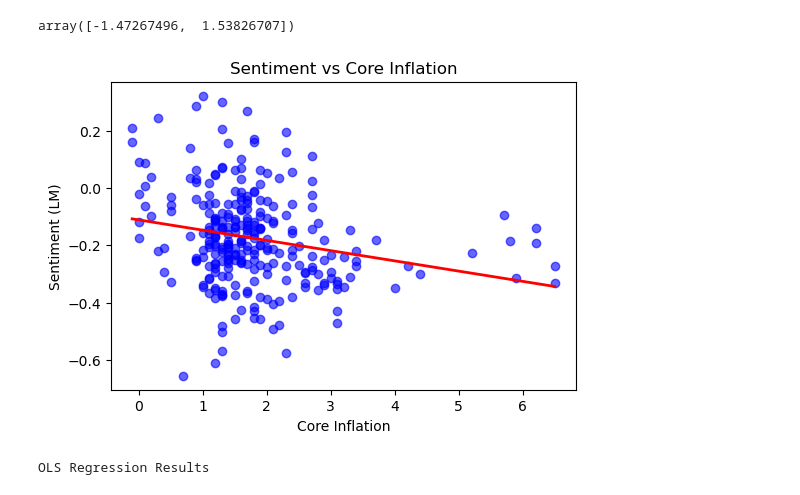
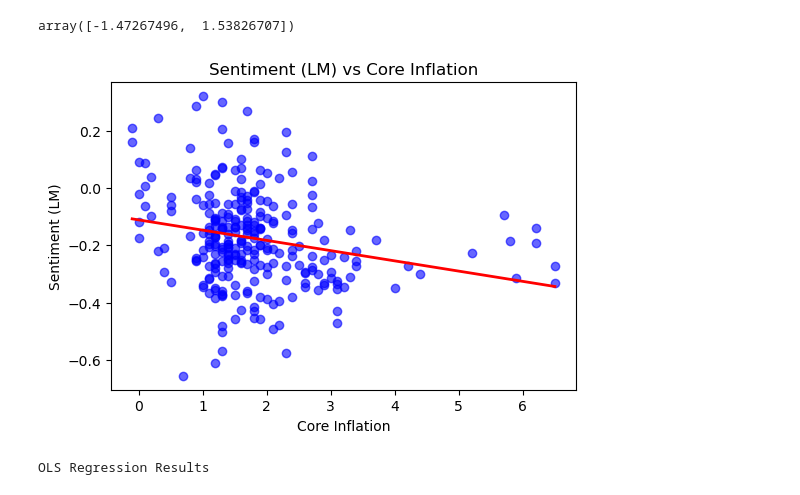
Before and after one commit to tobiajenifuja/BoE_Sentiment_Analysis, a Jupyter notebook: notebooks/insightnexus_master_notebook.ipynb, the cells around one changed output. Cells and saved outputs as stored; diff of their text form; code cells hidden in the pictures.

```diff
--- a/notebooks/insightnexus_master_notebook.ipynb
+++ b/notebooks/insightnexus_master_notebook.ipynb
@@ -257,25 +257,25 @@ array([-1.47267496,  1.53826707])
 # %%
 # Add a trendline to visualise the linear regression.
 # Use the NumPy polyval method, specify the regression and the independent variable.
 trend = np.polyval(reg, variables_clean['Inflation_Core'])
 
 # View the previous scatterplot.
 plt.figure(figsize=(6, 4), dpi=100)
 sns.regplot(
     data=variables_clean,
     x='Inflation_Core',
     y='Sentiment_LM',
     ci=None,  # removes confidence interval
     scatter_kws={'color': 'blue', 'alpha': 0.6},
     line_kws={'color': 'red', 'linewidth': 2}
 )
 
-plt.title("Sentiment vs Core Inflation")
+plt.title("Sentiment (LM) vs Core Inflation")
 plt.xlabel("Core Inflation")
 plt.ylabel("Sentiment (LM)")
 plt.show()
 # %% [output]
-[figure, old version]
+[figure, new version]
 # %%
 # Pass linear regression through OLS methods.
 test = ols('y ~ x', data = variables_clean).fit()
```
Also changed, not shown: parts of 2 cells of this notebook, 4 other files.
